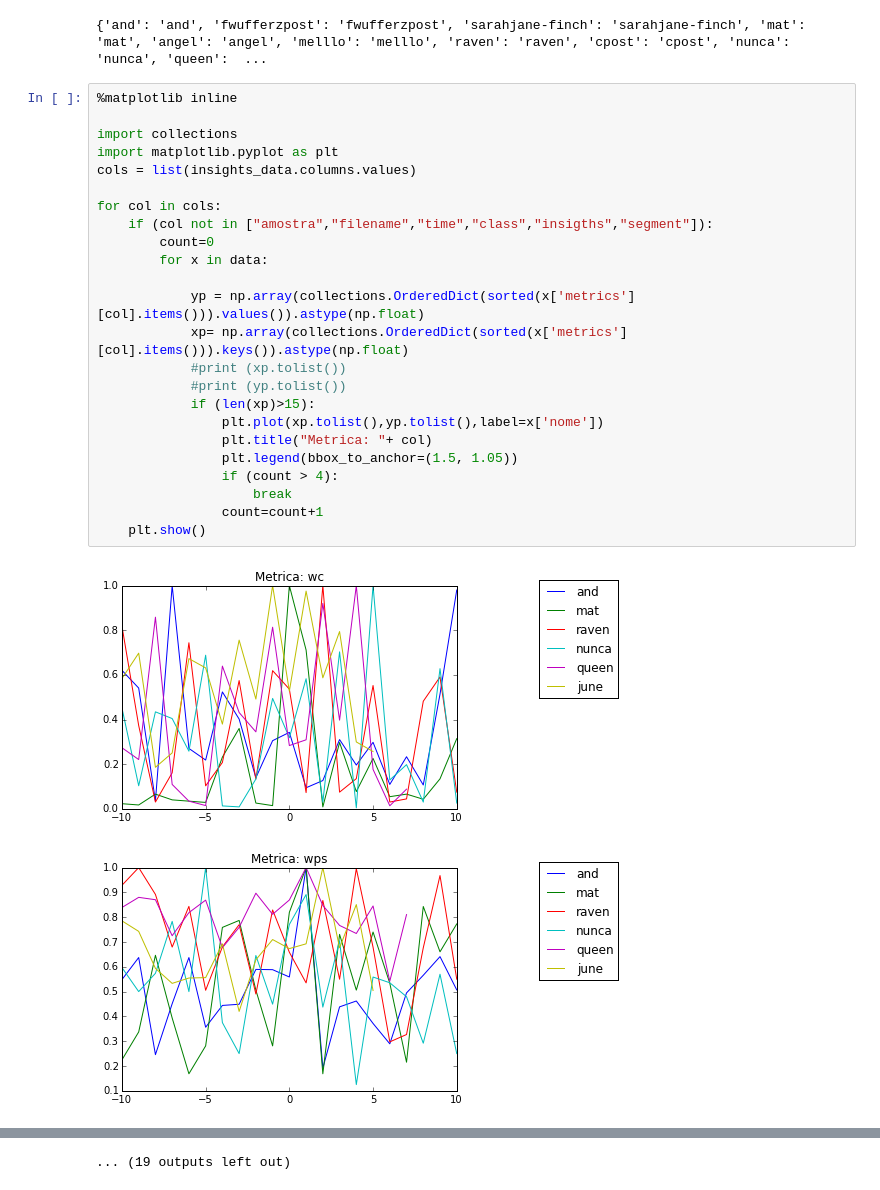
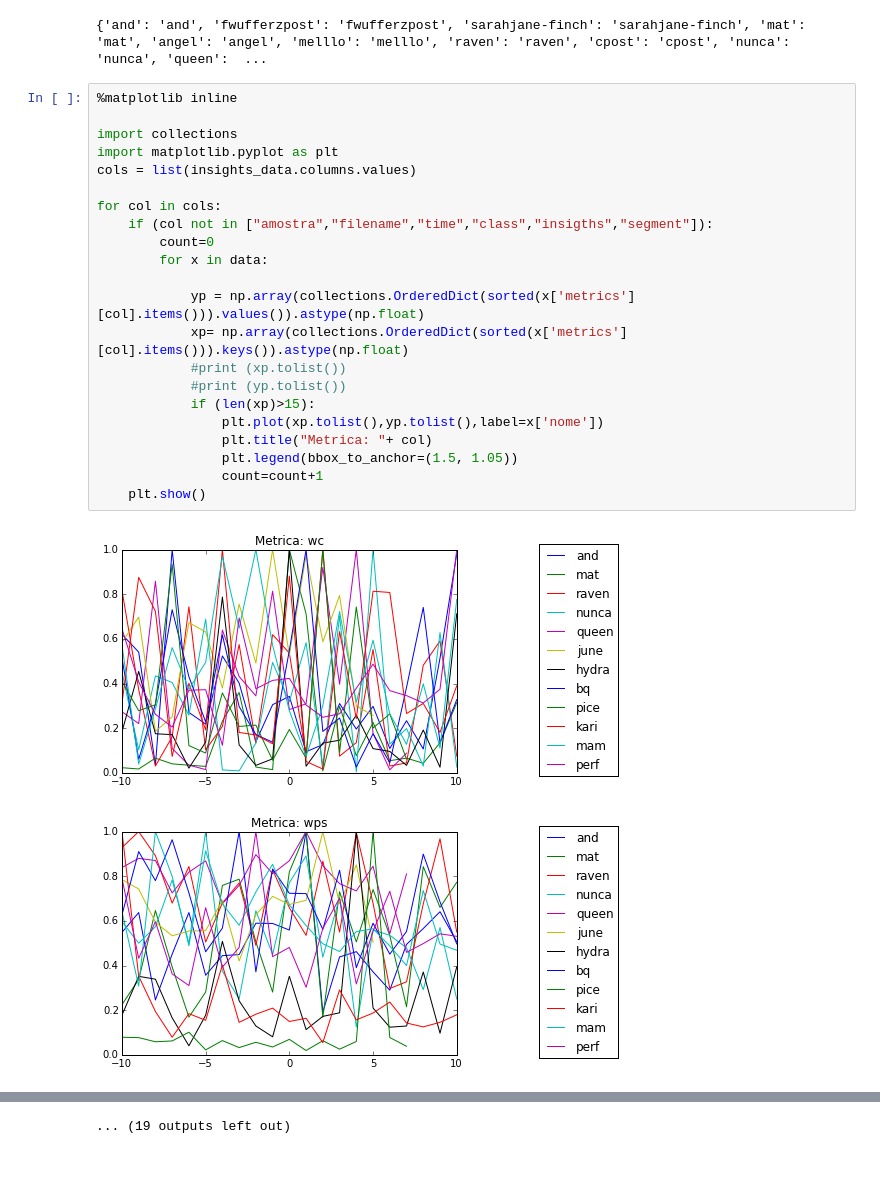
Before and after one commit to heukirne/insights-analysis, a Jupyter notebook: normalizacao_local_e_plots.ipynb, the cells around one changed output, grey strips where cells are left out. Saved outputs shown, nothing was run; the diff lists cells and outputs as text.

```diff
--- a/normalizacao_local_e_plots.ipynb
+++ b/normalizacao_local_e_plots.ipynb
@@ -82,27 +82,25 @@ for key, value in nomes.items():
 # %%
 %matplotlib inline
 
 import collections
 import matplotlib.pyplot as plt
 cols = list(insights_data.columns.values)
 
 for col in cols:
     if (col not in ["amostra","filename","time","class","insigths","segment"]):
         count=0
         for x in data:
 
             yp = np.array(collections.OrderedDict(sorted(x['metrics'][col].items())).values()).astype(np.float)
             xp= np.array(collections.OrderedDict(sorted(x['metrics'][col].items())).keys()).astype(np.float)
             #print (xp.tolist())
             #print (yp.tolist())
             if (len(xp)>15):
                 plt.plot(xp.tolist(),yp.tolist(),label=x['nome'])
                 plt.title("Metrica: "+ col)
                 plt.legend(bbox_to_anchor=(1.5, 1.05))
-                if (count > 4):
-                    break
                 count=count+1
     plt.show()
 # %% [output]
-[figure, old version]
+[figure, new version]
-[figure, old version]
+[figure, new version]
```
Also changed, not shown: parts of 1 cell of this notebook.
